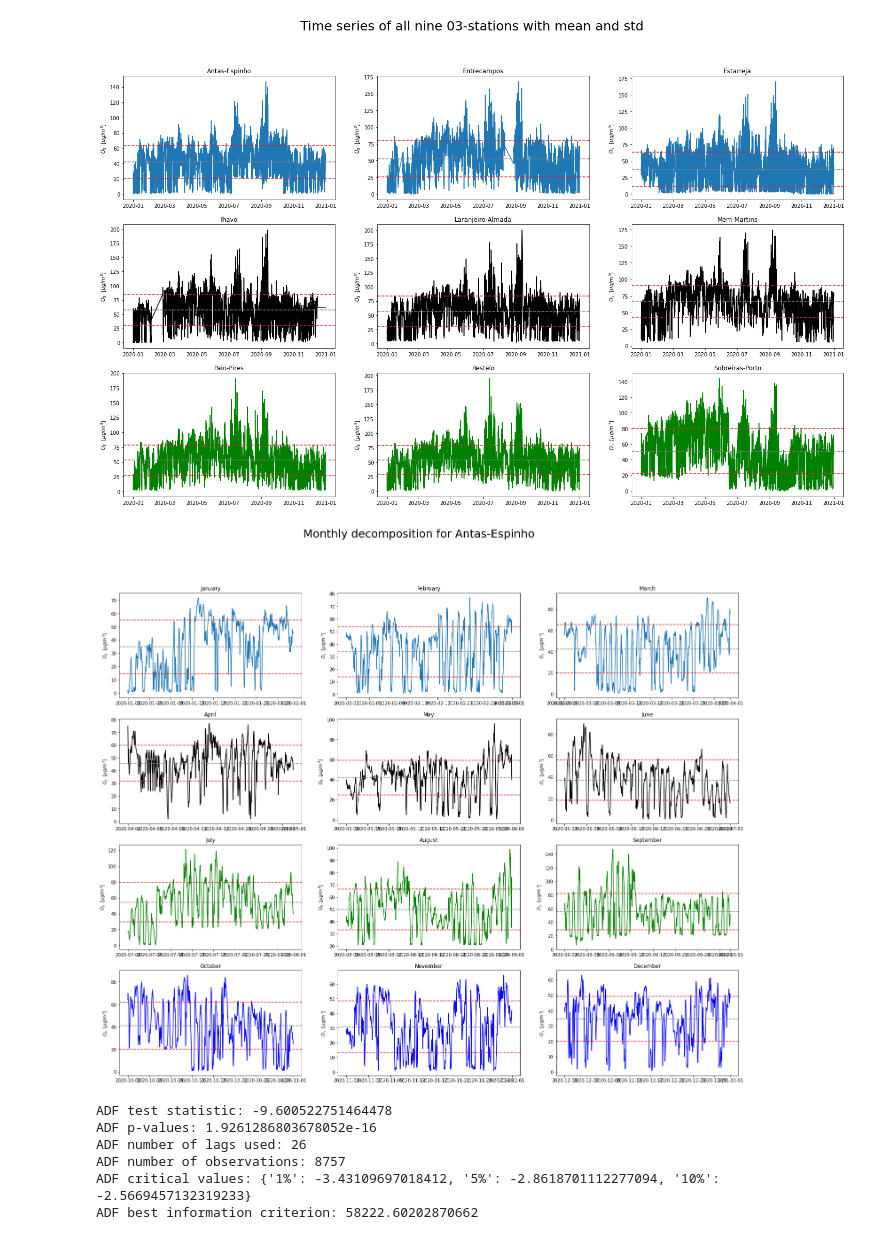
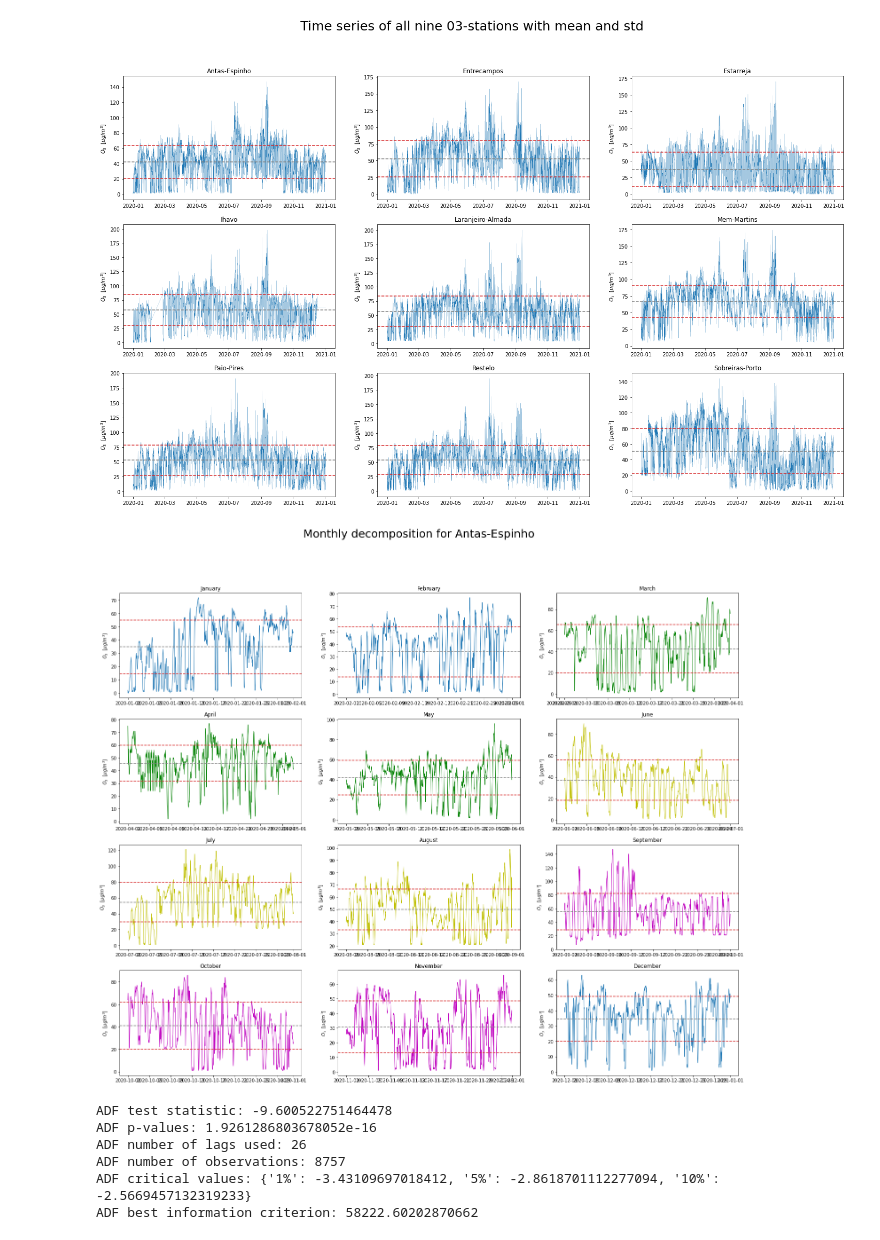
Before and after one commit to marcelbra/SARIMA_GARCH_project, a Jupyter notebook: TS_research_project-part1_general.ipynb, the cells around one changed output. Saved outputs shown, nothing was run; the diff lists cells and outputs as text; code cells hidden in the pictures.

Commit message:
Changed colors

```diff
--- a/TS_research_project-part1_general.ipynb
+++ b/TS_research_project-part1_general.ipynb
@@ -54,32 +54,32 @@ month_cuts = [x[1] for x in ranges]
 # %%
 # Divide the series into subseries
 names = df.columns
 series = [df[name] for name in names]
 
 # Time span
 dates = pd.date_range("2020-01-01", periods=len(df), freq="H")
 
 # Time plots of all nine series for an initial look
 n1, m2 = 3, 3
 amount_series = range(n1*m2)
-colors = ["-", "k-", "g-", "b-"]
 y_label = '$O_3$  $[\mu g/m^3]$'
 
 fig1, axs1 = plt.subplots(n1, m2, figsize=(25,15))
 fig1.suptitle(f"Time series of all nine 03-stations with mean and std", fontsize=25)
 for i in amount_series:
     x, y = int(i/n1), i%n1
     mean, std = series[i].mean(), series[i].std()
-    axs1[x, y].plot_date(dates, series[i], fmt=colors[x])
+    axs1[x, y].plot_date(dates, series[i], fmt="-", linewidth=0.2)#colors[x])
     axs1[x, y].set_ylabel(y_label)
     axs1[x, y].set_title(names[i])
     axs1[x, y].axhline(y=mean, color='tab:gray', linestyle='--')
     axs1[x, y].axhline(y=mean+std, color='tab:red', linestyle='--')
     axs1[x, y].axhline(y=mean-std, color='tab:red', linestyle='--')
 # %% [output]
-[figure, old version]
+[figure, new version]
 # %%
 # Analyzing month by month
+colors = ["-", "-", "g-","g-","g-", "y-","y-","y-", "m-","m-","m-", "-",]
 number = 0
 current_series = series[number]
 n2, m2, months = 4, 3, 12
@@ -91,14 +91,14 @@ for i, (start, end) in enumerate(ranges):
     month_series = current_series[start:end]
     month_dates = dates[start:end]
     mean, std = month_series.mean(), month_series.std()
-    axs2[x, y].plot_date(month_dates, month_series, fmt=colors[x])
+    axs2[x, y].plot_date(month_dates, month_series, fmt=colors[i], linewidth=1)
     axs2[x, y].set_ylabel(y_label)
     axs2[x, y].set_title(datetime.date(2000, i+1, 1).strftime('%B'))
     axs2[x, y].axhline(y=mean, color='tab:gray', linestyle='--')
     axs2[x, y].axhline(y=mean + std, color='tab:red', linestyle='--')
     axs2[x, y].axhline(y=mean - std, color='tab:red', linestyle='--')
 # %% [output]
-[figure, old version]
+[figure, new version]
 # %%
 #Dickey fuller test
 adf, pval, usedlag, nobs, crit_vals, icbest =  adfuller(current_series.values)
```
Also changed, not shown: parts of 6 cells of this notebook.
